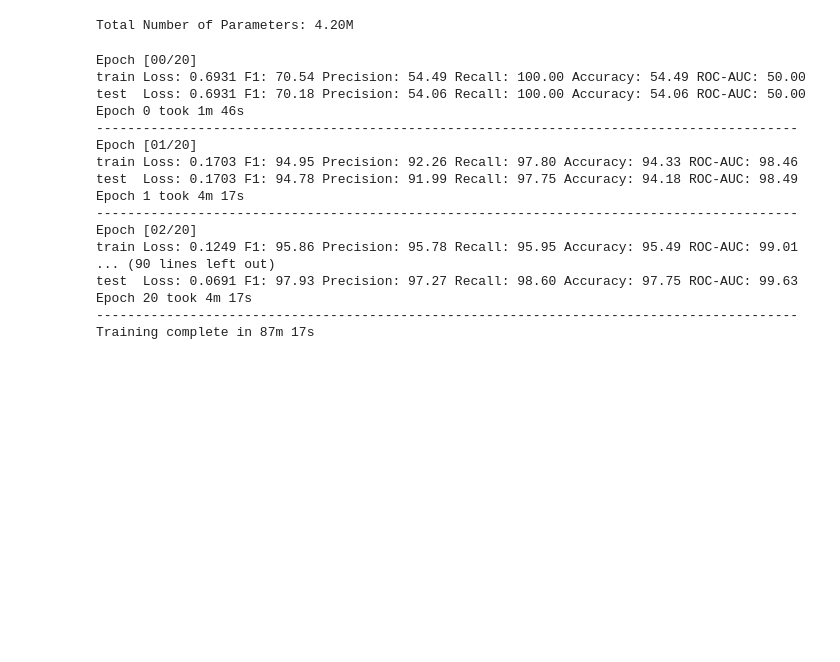
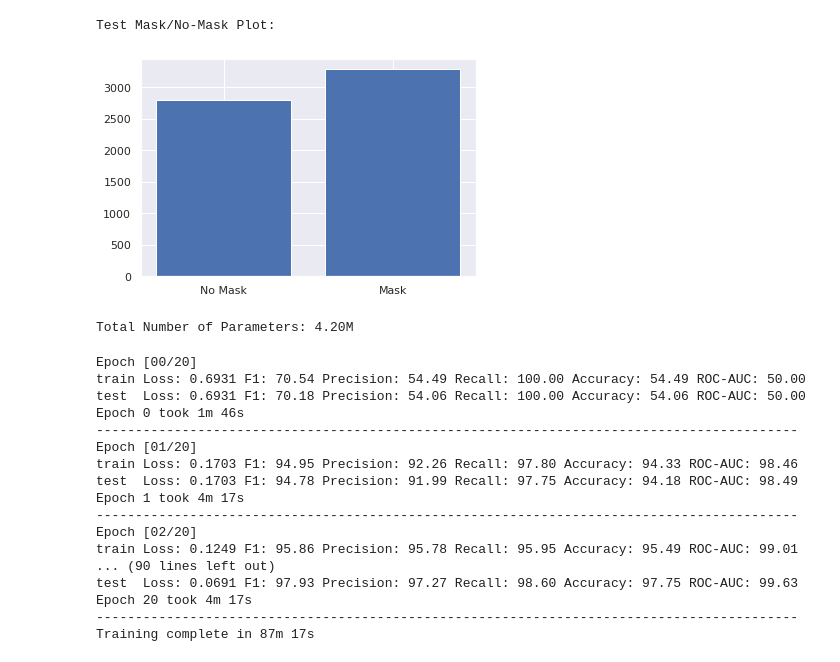
Before and after one commit to afikbar/Face-Mask-Recognition, a Jupyter notebook: train.ipynb, the cells around one changed output. Cells and saved outputs as stored; diff of their text form; code cells hidden in the pictures; blank space fills up the shorter version.

```diff
--- a/train.ipynb
+++ b/train.ipynb
@@ -26,0 +87,8 @@ sns.set()
+# %%
+plt.bar((0,1) , (int((1 - test_labels.mean()) * test_labels.shape[0]), int(test_labels.mean() * test_labels.shape[0])))
+plt.xticks((0,1), ('No Mask', 'Mask'))
+print("Test Mask/No-Mask Plot:")
+plt.show()
+# %% [output]
+Test Mask/No-Mask Plot:
+[figure, added]
```
Also changed, not shown: parts of 11 cells of this notebook, 11 other files.
